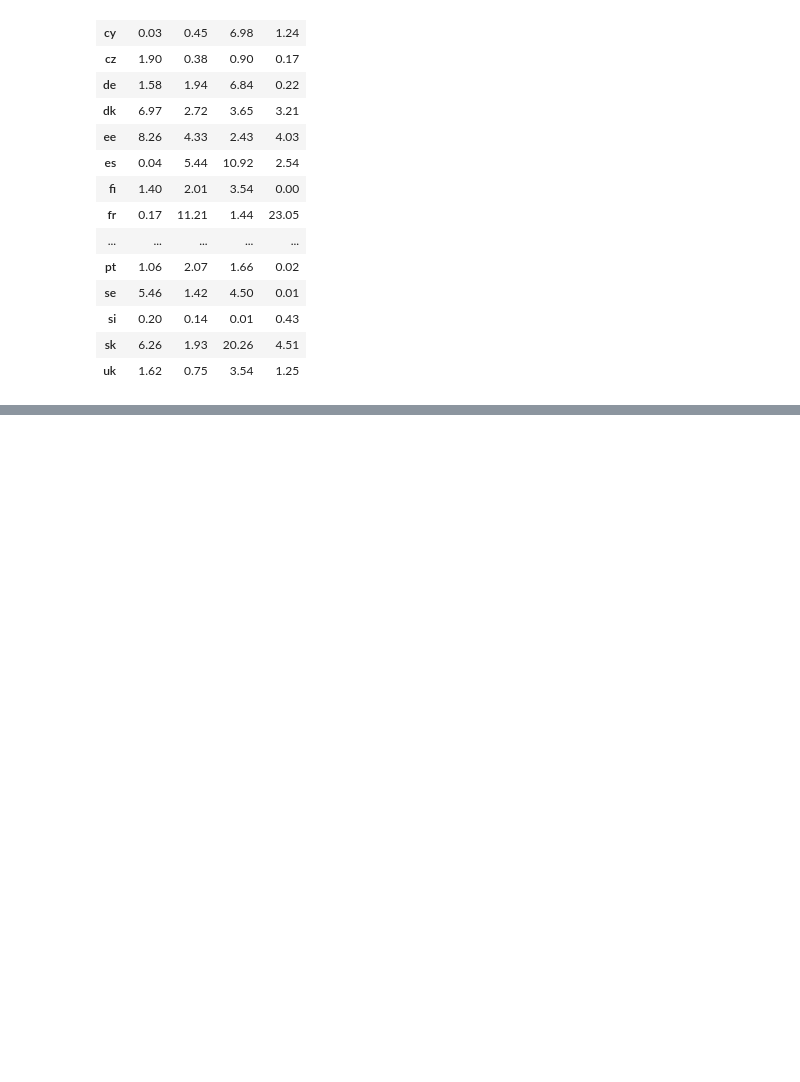
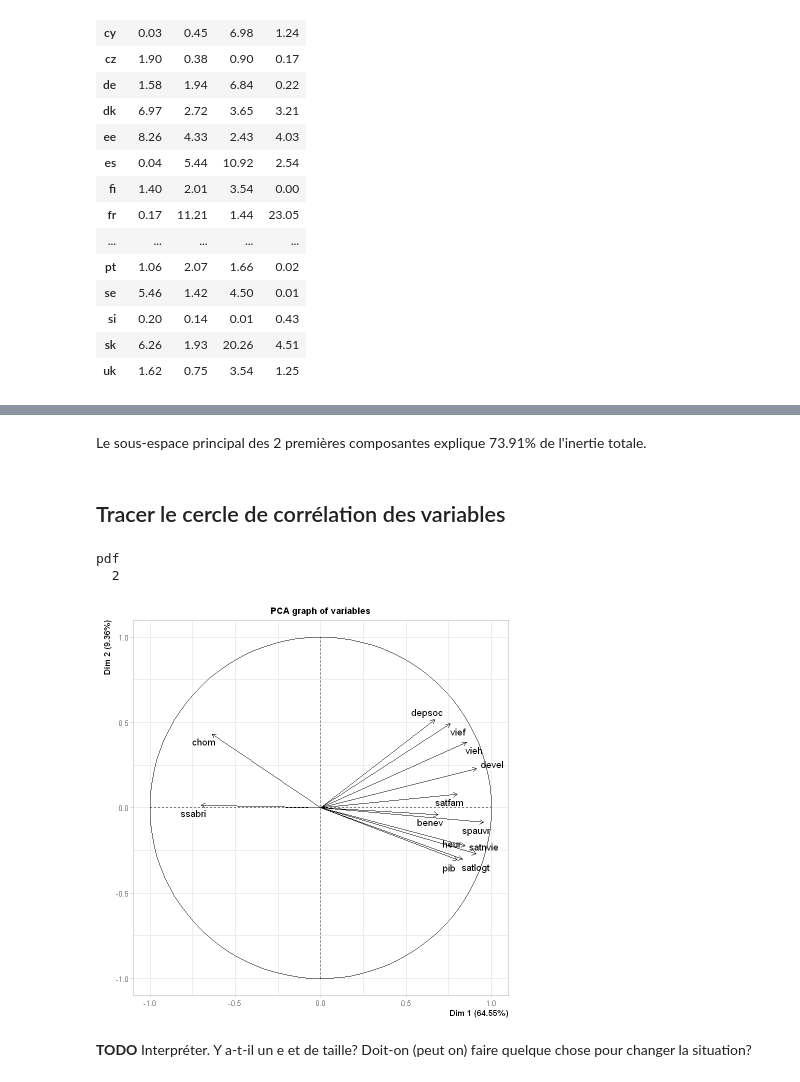
Before and after one commit to pau-anto/MathsForR, a Jupyter notebook: acp/europe_data.ipynb, the cells around one changed output, grey strips where cells are left out. Cells and saved outputs as stored; diff of their text form; code cells hidden in the pictures; blank space fills up the shorter version.

```diff
--- a/acp/europe_data.ipynb
+++ b/acp/europe_data.ipynb
@@ -239,0 +268,20 @@ png("./graphs_&_tables/valeurs_propres.png", width = 800, height = 600)
+# %% [markdown]
+Le sous-espace principal des 2 premières composantes explique 73.91% de l'inertie totale.
+# %% [markdown]
+## Tracer le cercle de corrélation des variables
+# %%
+png("./graphs_&_tables/cercle_correlation.png", width = 800, height = 800, res = 120)
+
+plot(res.pca, choix = "var", axes = c(1, 2))
+
+dev.off()
+
+# Affichage
+plot(res.pca, choix = "var", axes = c(1, 2))
+# %% [output]
+pdf
+  2
+[figure, added]
+# %% [markdown]
+**TODO**  Interpréter. Y a-t-il un e et de taille? Doit-on (peut
+on) faire quelque chose pour changer la situation?
```
Also changed, not shown: parts of 8 cells of this notebook.
